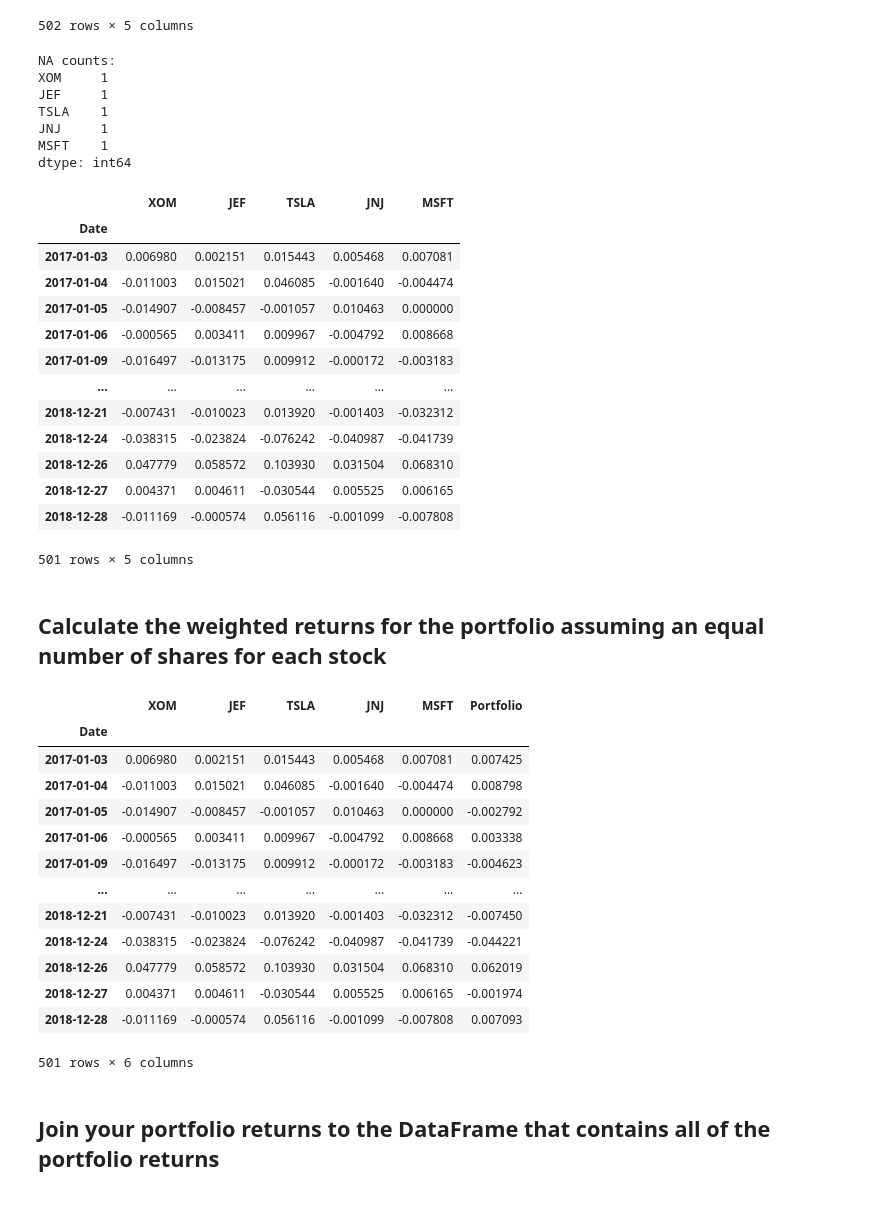
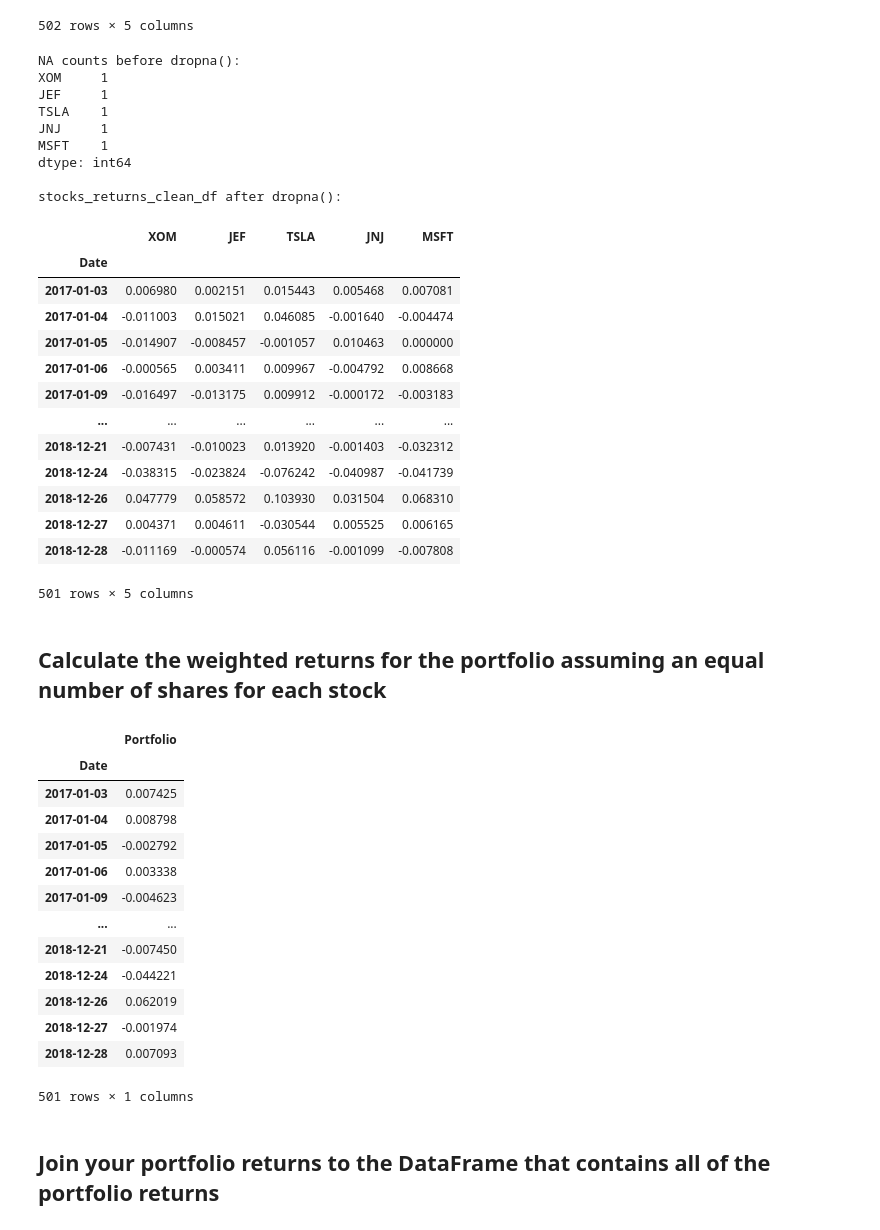
Before and after one commit to boz-tcm/pandas-challenge, a Jupyter notebook: whale_analysis.ipynb, the cells around one changed output. Drawn from its saved outputs; the diff is of its cells as text; code cells hidden in the pictures.

```diff
--- a/whale_analysis.ipynb
+++ b/whale_analysis.ipynb
@@ -965,19 +912,22 @@ stocks_returns_df = stocks_price_close_df.pct_change()
 #print(stocks_returns_df)
 # Drop NAs
 #print(stocks_returns_df.isnull().value_counts())
-print('NA counts:')
+print('NA counts before dropna():')
 print(stocks_returns_df.isnull().sum())
+print(f"\nstocks_returns_clean_df after dropna():")
 stocks_returns_clean_df = stocks_returns_df.dropna().copy()
 # Display sample data
 stocks_returns_clean_df
 # %% [output]
-NA counts:
+NA counts before dropna():
 XOM     1
 JEF     1
 TSLA    1
 JNJ     1
 MSFT    1
 dtype: int64
+
+stocks_returns_clean_df after dropna():
 |  | XOM | JEF | TSLA | JNJ | MSFT |
 | Date |  |  |  |  |  |
 | 2017-01-03 | 0.006980 | 0.002151 | 0.015443 | 0.005468 | 0.007081 |
@@ -997,26 +947,28 @@ dtype: int64
 # %%
 # Set weights
 weights = [1/5, 1/5, 1/5, 1/5, 1/5]
 # Calculate portfolio return
 stocks_returns_clean_df['Portfolio'] = stocks_returns_clean_df.dot(weights) # The 'dot' function is a method of the pandas dataframe object
 # Display sample data
 stocks_and_portfolio_returns_df = stocks_returns_clean_df
-stocks_and_portfolio_returns_df
+#print(stocks_and_portfolio_returns_df)
+custom_portfolio_returns_df = stocks_and_portfolio_returns_df.drop(columns=['XOM', 'JEF', 'TSLA', 'JNJ','MSFT'])
+custom_portfolio_returns_df
 # %% [output]
-|  | XOM | JEF | TSLA | JNJ | MSFT | Portfolio |
-| Date |  |  |  |  |  |  |
-| 2017-01-03 | 0.006980 | 0.002151 | 0.015443 | 0.005468 | 0.007081 | 0.007425 |
-| 2017-01-04 | -0.011003 | 0.015021 | 0.046085 | -0.001640 | -0.004474 | 0.008798 |
-| 2017-01-05 | -0.014907 | -0.008457 | -0.001057 | 0.010463 | 0.000000 | -0.002792 |
-| 2017-01-06 | -0.000565 | 0.003411 | 0.009967 | -0.004792 | 0.008668 | 0.003338 |
-| 2017-01-09 | -0.016497 | -0.013175 | 0.009912 | -0.000172 | -0.003183 | -0.004623 |
-| ... | ... | ... | ... | ... | ... | ... |
-| 2018-12-21 | -0.007431 | -0.010023 | 0.013920 | -0.001403 | -0.032312 | -0.007450 |
-| 2018-12-24 | -0.038315 | -0.023824 | -0.076242 | -0.040987 | -0.041739 | -0.044221 |
-| 2018-12-26 | 0.047779 | 0.058572 | 0.103930 | 0.031504 | 0.068310 | 0.062019 |
-| 2018-12-27 | 0.004371 | 0.004611 | -0.030544 | 0.005525 | 0.006165 | -0.001974 |
-| 2018-12-28 | -0.011169 | -0.000574 | 0.056116 | -0.001099 | -0.007808 | 0.007093 |
+|  | Portfolio |
+| Date |  |
+| 2017-01-03 | 0.007425 |
+| 2017-01-04 | 0.008798 |
+| 2017-01-05 | -0.002792 |
+| 2017-01-06 | 0.003338 |
+| 2017-01-09 | -0.004623 |
+| ... | ... |
+| 2018-12-21 | -0.007450 |
+| 2018-12-24 | -0.044221 |
+| 2018-12-26 | 0.062019 |
+| 2018-12-27 | -0.001974 |
+| 2018-12-28 | 0.007093 |
-501 rows × 6 columns
+501 rows × 1 columns
 # %% [markdown]
 ## Join your portfolio returns to the DataFrame that contains all of the portfolio returns
 # %%
```
Also changed, not shown: parts of 28 cells of this notebook, 4 other files.
